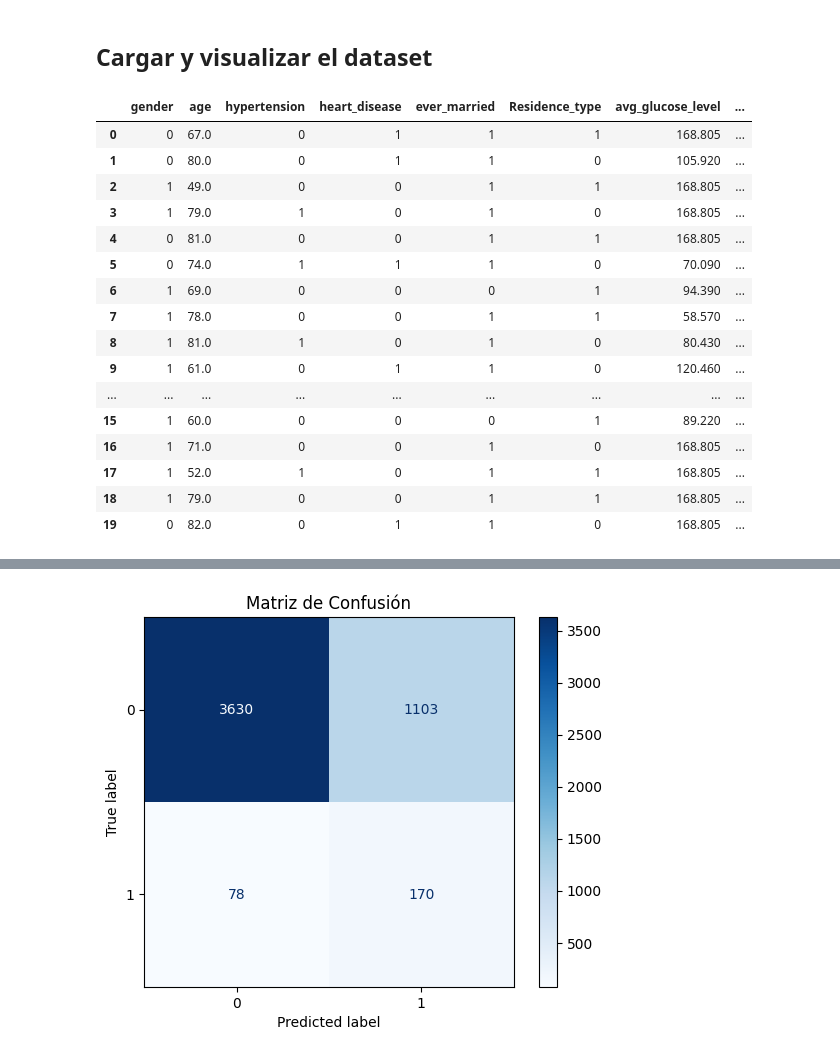
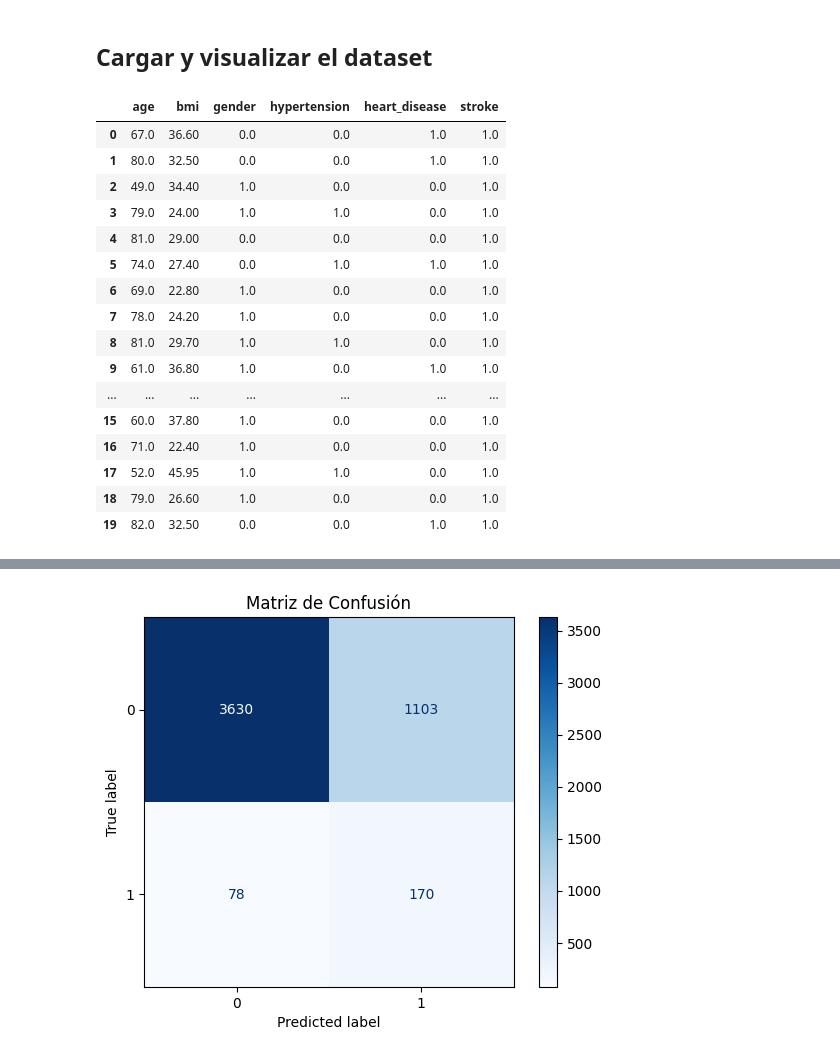
Before and after one commit to Bootcamp-IA-P4/brainstroke-navm, a Jupyter notebook: model/models.ipynb, the cells around one changed output, grey strips where cells are left out. Saved outputs shown, nothing was run; the diff lists cells and outputs as text; code cells hidden in the pictures.

```diff
--- a/model/models.ipynb
+++ b/model/models.ipynb
@@ -14,23 +14,23 @@ from sklearn.neighbors import KNeighborsClassifier
 from imblearn.over_sampling import SMOTE
 from collections import Counter
 # %%
-df = pd.read_csv('../data/dataset_encoded.csv')
+df = pd.read_csv('../data/dataset_concatenado.csv')
 df.head(20)
 # %% [output]
-|  | gender | age | hypertension | heart_disease | ever_married | Residence_type | avg_glucose_level | ... |
-| 0 | 0 | 67.0 | 0 | 1 | 1 | 1 | 168.805 | ... |
-| 1 | 0 | 80.0 | 0 | 1 | 1 | 0 | 105.920 | ... |
-| 2 | 1 | 49.0 | 0 | 0 | 1 | 1 | 168.805 | ... |
-| 3 | 1 | 79.0 | 1 | 0 | 1 | 0 | 168.805 | ... |
-| 4 | 0 | 81.0 | 0 | 0 | 1 | 1 | 168.805 | ... |
-| 5 | 0 | 74.0 | 1 | 1 | 1 | 0 | 70.090 | ... |
-| 6 | 1 | 69.0 | 0 | 0 | 0 | 1 | 94.390 | ... |
-| 7 | 1 | 78.0 | 0 | 0 | 1 | 1 | 58.570 | ... |
-| 8 | 1 | 81.0 | 1 | 0 | 1 | 0 | 80.430 | ... |
-| 9 | 1 | 61.0 | 0 | 1 | 1 | 0 | 120.460 | ... |
-| ... | ... | ... | ... | ... | ... | ... | ... | ... |
-| 15 | 1 | 60.0 | 0 | 0 | 0 | 1 | 89.220 | ... |
-| 16 | 1 | 71.0 | 0 | 0 | 1 | 0 | 168.805 | ... |
-| 17 | 1 | 52.0 | 1 | 0 | 1 | 1 | 168.805 | ... |
-| 18 | 1 | 79.0 | 0 | 0 | 1 | 1 | 168.805 | ... |
-| 19 | 0 | 82.0 | 0 | 1 | 1 | 0 | 168.805 | ... |
+|  | age | bmi | gender | hypertension | heart_disease | stroke |
+| 0 | 67.0 | 36.60 | 0.0 | 0.0 | 1.0 | 1.0 |
+| 1 | 80.0 | 32.50 | 0.0 | 0.0 | 1.0 | 1.0 |
+| 2 | 49.0 | 34.40 | 1.0 | 0.0 | 0.0 | 1.0 |
+| 3 | 79.0 | 24.00 | 1.0 | 1.0 | 0.0 | 1.0 |
+| 4 | 81.0 | 29.00 | 0.0 | 0.0 | 0.0 | 1.0 |
+| 5 | 74.0 | 27.40 | 0.0 | 1.0 | 1.0 | 1.0 |
+| 6 | 69.0 | 22.80 | 1.0 | 0.0 | 0.0 | 1.0 |
+| 7 | 78.0 | 24.20 | 1.0 | 0.0 | 0.0 | 1.0 |
+| 8 | 81.0 | 29.70 | 1.0 | 1.0 | 0.0 | 1.0 |
+| 9 | 61.0 | 36.80 | 1.0 | 0.0 | 1.0 | 1.0 |
+| ... | ... | ... | ... | ... | ... | ... |
+| 15 | 60.0 | 37.80 | 1.0 | 0.0 | 0.0 | 1.0 |
+| 16 | 71.0 | 22.40 | 1.0 | 0.0 | 0.0 | 1.0 |
+| 17 | 52.0 | 45.95 | 1.0 | 1.0 | 0.0 | 1.0 |
+| 18 | 79.0 | 26.60 | 1.0 | 0.0 | 0.0 | 1.0 |
+| 19 | 82.0 | 32.50 | 0.0 | 0.0 | 1.0 | 1.0 |
```
Also changed, not shown: parts of 7 cells of this notebook, 2 other files.
